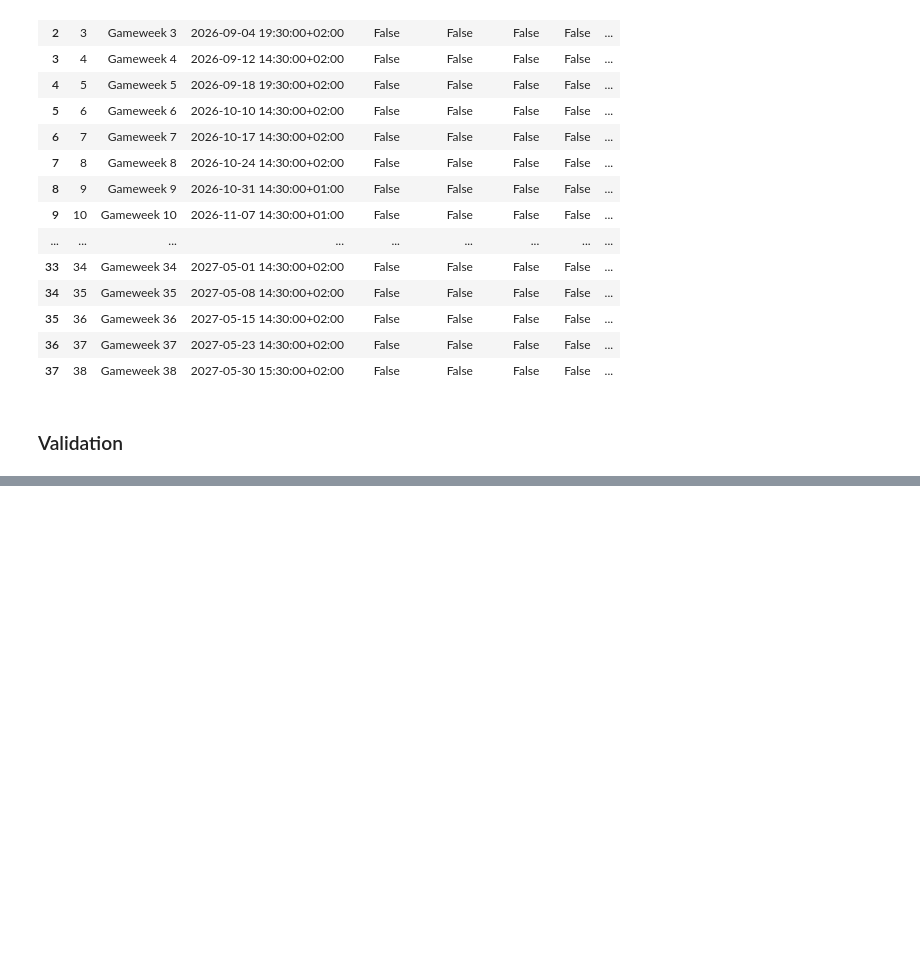
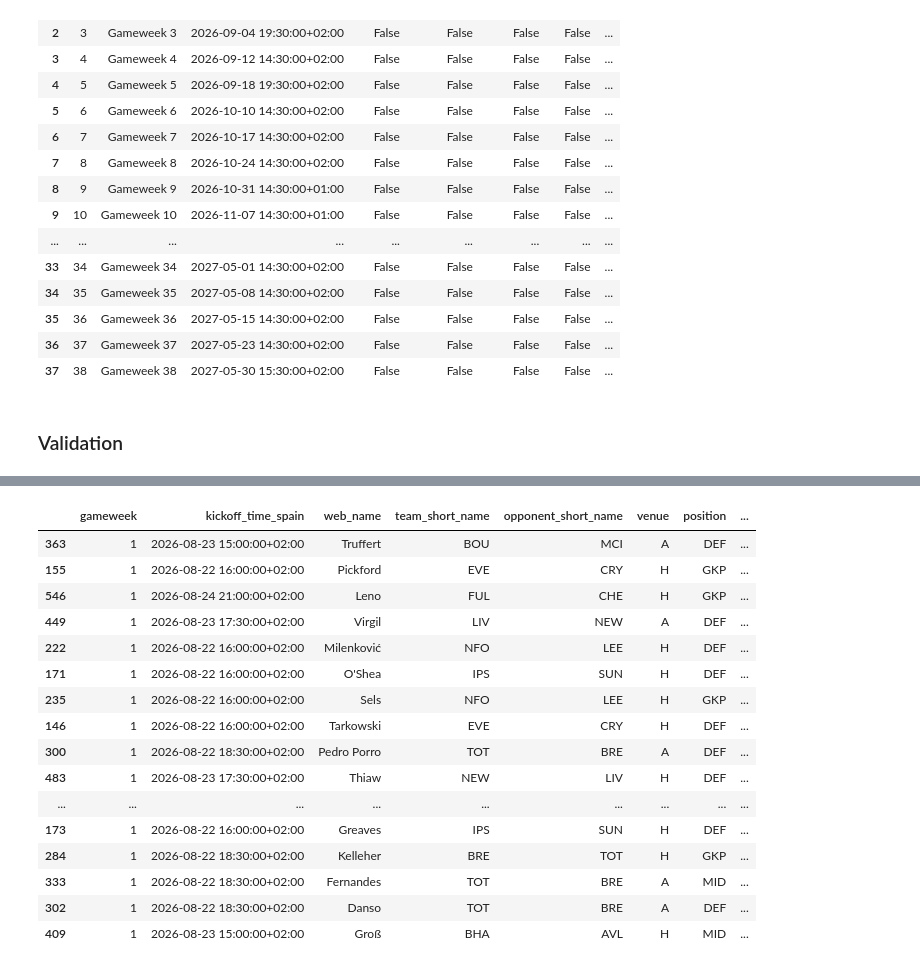
Before and after one commit to hcast04/FPL_Predictor, a Jupyter notebook: fpl_predictor.ipynb, the cells around one changed output, grey strips where cells are left out. Saved outputs shown, nothing was run; the diff lists cells and outputs as text; code cells hidden in the pictures; blank space fills up the shorter version.

```diff
--- a/fpl_predictor.ipynb
+++ b/fpl_predictor.ipynb
@@ -449,0 +3953,52 @@ Name: count, dtype: int64
+# %%
+live_minutes_display_columns = [
+    "gameweek",
+    "kickoff_time_spain",
+    "web_name",
+    "team_short_name",
+    "opponent_short_name",
+    "venue",
+    "position",
+    "status",
+    "chance_of_playing_next_round",
+    "start_probability",
+    "substitute_appearance_probability",
+    "appearance_probability",
+    "sixty_plus_probability",
+    "expected_minutes",
+    "rotation_risk",
+]
+
+live_minutes_preview = (
+    live_minutes_predictions
+    .sort_values(
+        [
+            "gameweek",
+            "expected_minutes",
+            "web_name",
+        ],
+        ascending=[True, False, True],
+    )
+    .loc[:, live_minutes_display_columns]
+    .head(40)
+)
+
+display(live_minutes_preview)
+# %% [output]
+|  | gameweek | kickoff_time_spain | web_name | team_short_name | opponent_short_name | venue | position | ... |
+| 363 | 1 | 2026-08-23 15:00:00+02:00 | Truffert | BOU | MCI | A | DEF | ... |
+| 155 | 1 | 2026-08-22 16:00:00+02:00 | Pickford | EVE | CRY | H | GKP | ... |
+| 546 | 1 | 2026-08-24 21:00:00+02:00 | Leno | FUL | CHE | H | GKP | ... |
+| 449 | 1 | 2026-08-23 17:30:00+02:00 | Virgil | LIV | NEW | A | DEF | ... |
+| 222 | 1 | 2026-08-22 16:00:00+02:00 | Milenković | NFO | LEE | H | DEF | ... |
+| 171 | 1 | 2026-08-22 16:00:00+02:00 | O'Shea | IPS | SUN | H | DEF | ... |
+| 235 | 1 | 2026-08-22 16:00:00+02:00 | Sels | NFO | LEE | H | GKP | ... |
+| 146 | 1 | 2026-08-22 16:00:00+02:00 | Tarkowski | EVE | CRY | H | DEF | ... |
+| 300 | 1 | 2026-08-22 18:30:00+02:00 | Pedro Porro | TOT | BRE | A | DEF | ... |
+| 483 | 1 | 2026-08-23 17:30:00+02:00 | Thiaw | NEW | LIV | H | DEF | ... |
+| ... | ... | ... | ... | ... | ... | ... | ... | ... |
+| 173 | 1 | 2026-08-22 16:00:00+02:00 | Greaves | IPS | SUN | H | DEF | ... |
+| 284 | 1 | 2026-08-22 18:30:00+02:00 | Kelleher | BRE | TOT | H | GKP | ... |
+| 333 | 1 | 2026-08-22 18:30:00+02:00 | Fernandes | TOT | BRE | A | MID | ... |
+| 302 | 1 | 2026-08-22 18:30:00+02:00 | Danso | TOT | BRE | A | DEF | ... |
+| 409 | 1 | 2026-08-23 15:00:00+02:00 | Groß | BHA | AVL | H | MID | ... |
```
Also changed, not shown: parts of 148 cells of this notebook, 5 other files.
